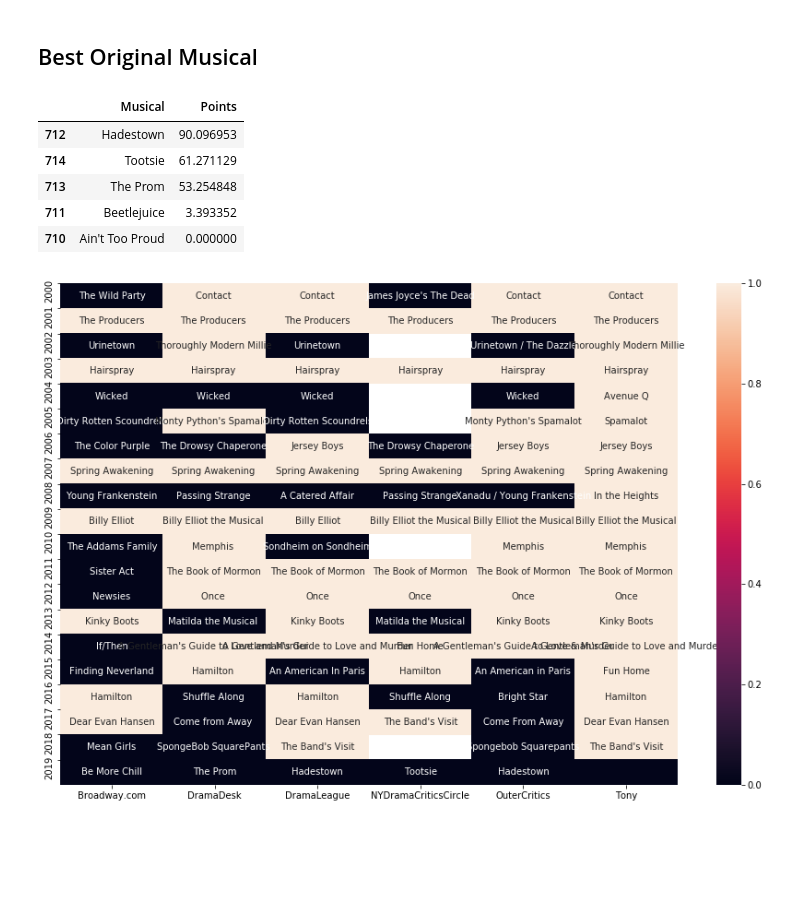
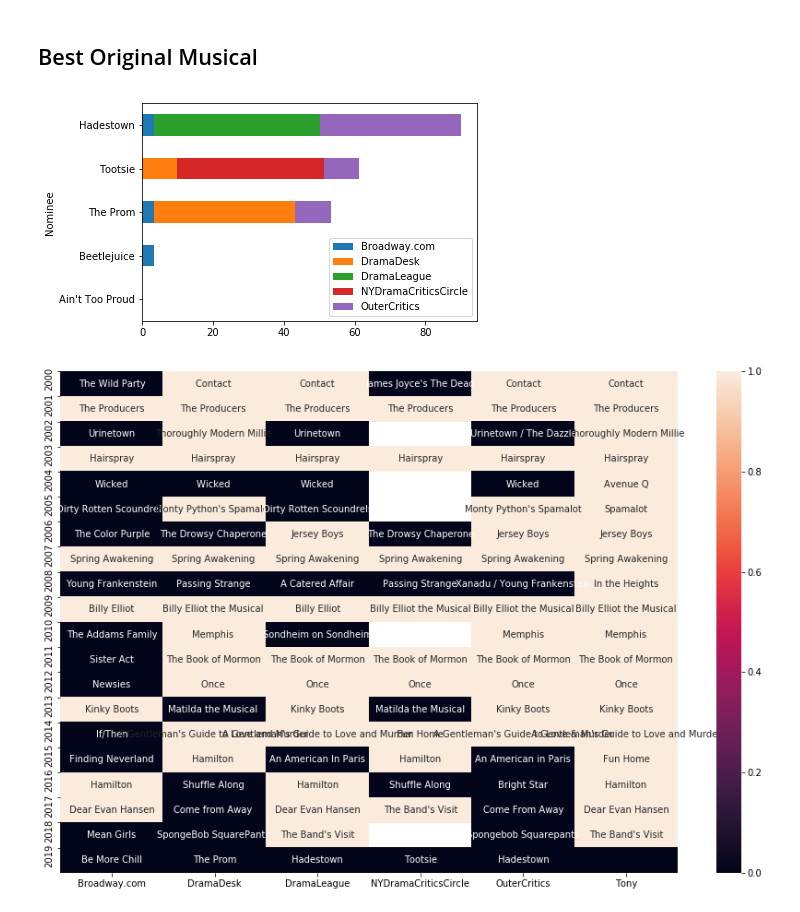
Before and after one commit to drsaunders/tony-award-prediction, a Jupyter notebook: tony-award-prediction.ipynb, the cells around one changed output. Cells and saved outputs as stored; diff of their text form; code cells hidden in the pictures; blank space fills up the shorter version.

Commit message:
Add cool bar graph visualizations

```diff
--- a/tony-award-prediction.ipynb
+++ b/tony-award-prediction.ipynb
@@ -98,6 +98,35 @@ def predict_category(category, pretonys, tony):
 
     return tony_predictions
 
+def generate_points_grid(category, pretonys, tony):
+    won_points = pretonys.loc[(pretonys.Year==2019) & (pretonys.Won==1) & (pretonys.Category==category),:].merge(award_points, left_on='Award',right_index=True).loc[:,['Award','Nominee',category]]
+
+    won_summary = won_points.groupby('Nominee')
+    nominated_points = pretonys.loc[(pretonys.Year==2019) &
+                                    (pretonys.Won==0) &
+                                    (pretonys.Category==category),:].merge(award_points,
+                                                                           left_on='Award',
+                                                                           right_index=True).loc[:,['Award','Nominee',category]]
+
+    nominated_points.loc[:,category] = 0.25 * nominated_points.loc[:,category]
+    points_grid = won_points.pivot(index='Nominee',
+                 columns='Award',
+                 values=category).add(nominated_points.pivot(index='Nominee',
+                                                              columns='Award',
+                                                              values=category),fill_value=0)
+
+    points_grid = tony.loc[(tony.Category==category) & (tony.Year==2019),['Nominee']].merge(points_grid,how='left',left_on='Nominee',right_index=True).fillna(0)
+
+    points_grid = points_grid.set_index('Nominee')
+
+    sorted_index = points_grid.sum(axis=1).sort_values().index.values
+
+    return points_grid.loc[sorted_index]
+
+def plot_points_grid(category, pretonys, tony):
+    points_grid = generate_points_grid(category, pretonys, tony)
+    points_grid.plot(kind='barh', stacked=True)
+
 def show_award_history(category, pretonys,tony):
     award_history = pretonys.loc[(pretonys.Category==category) & (pretonys.Won==1),:].pivot(index='Year',columns='Award',values='Nominee')
     award_history.loc[range(2000,2019),'Tony'] = tony.loc[(tony.Category==category) & (tony.Won==1),'Nominee'].values
@@ -115,14 +144,9 @@ def show_award_history(category, pretonys,tony):
 # %% [markdown]
 ## Best Original Musical
 # %%
-predict_category('Musical', pretonys, tony)
+plot_points_grid('Musical',pretonys,tony)
 # %% [output]
-|  | Musical | Points |
-| 712 | Hadestown | 90.096953 |
-| 714 | Tootsie | 61.271129 |
-| 713 | The Prom | 53.254848 |
-| 711 | Beetlejuice | 3.393352 |
-| 710 | Ain't Too Proud | 0.000000 |
+[figure, added]
 # %%
 show_award_history('Musical', pretonys,tony)
 # %% [output]
```
Also changed, not shown: parts of 13 cells of this notebook.
